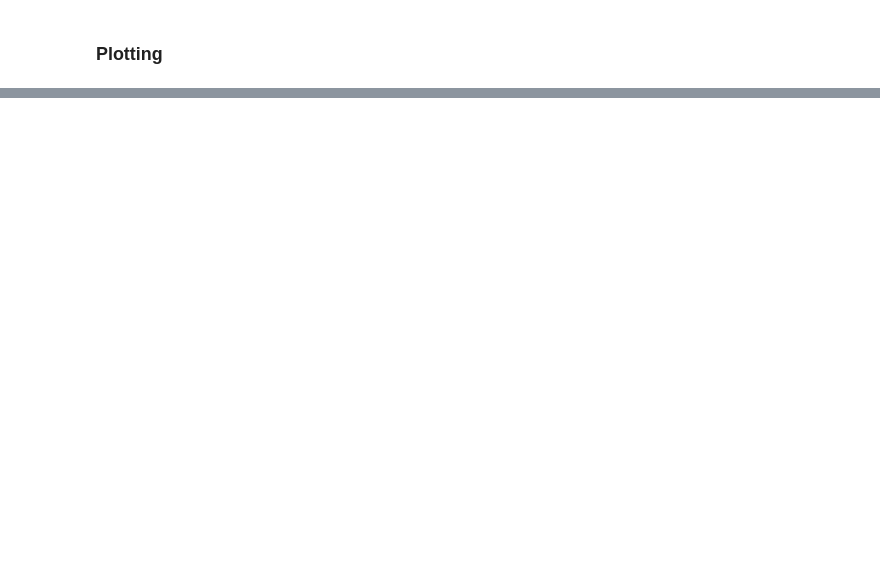
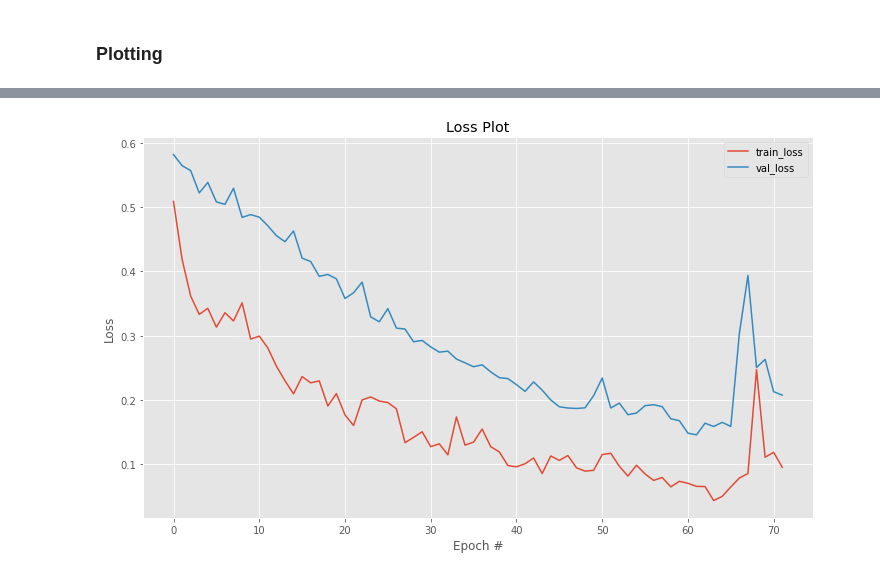
Before and after one commit to MuhammadNurilHuda/Diabetics-Foot-Thermogram-Detection, a Jupyter notebook: Diabetic_foot_thermogram.ipynb, the cells around one changed output, grey strips where cells are left out. Cells and saved outputs as stored; diff of their text form; code cells hidden in the pictures; blank space fills up the shorter version.

```diff
--- a/Diabetic_foot_thermogram.ipynb
+++ b/Diabetic_foot_thermogram.ipynb
@@ -461,0 +562,14 @@ weighted avg       0.57      0.57      0.57        51
+# %%
+from tensorflow.keras.preprocessing.image import ImageDataGenerator
+
+train_datagen_3 = ImageDataGenerator(
+    rescale=1./225,
+    rotation_range=20,
+    horizontal_flip=True,
+    shear_range=0.2,
+    zoom_range=0.2,
+)
+
+val_datagen_3 = ImageDataGenerator(
+    rescale=1./255
+)
@@ -461,0 +659,15 @@ weighted avg       0.57      0.57      0.57        51
+# %%
+model_cnn_3.compile(loss='binary_crossentropy',
+              optimizer=Adam(learning_rate=0.0001),
+              metrics=['accuracy'])
+# %%
+early_stop = tf.keras.callbacks.EarlyStopping(monitor='val_loss',patience=10)
+# %%
+import time
+
+start=time.time()
+history = model_cnn_3.fit(train_generator_3,
+          epochs=100,
+          validation_data=val_generator_3,
+          callbacks=[early_stop],
+          verbose=1)
@@ -461,0 +714,15 @@ weighted avg       0.57      0.57      0.57        51
+# %%
+import matplotlib.pyplot as plt
+%matplotlib inline
+
+plt.style.use("ggplot")
+plt.figure(figsize=(12,7))
+plt.plot(history.history["loss"], label="train_loss")
+plt.plot(history.history["val_loss"], label="val_loss")
+plt.title("Loss Plot")
+plt.xlabel("Epoch #")
+plt.ylabel("Loss")
+plt.legend()
+plt.show()
+# %% [output]
+[figure, added]
```
Also changed, not shown: parts of 56 cells of this notebook.
